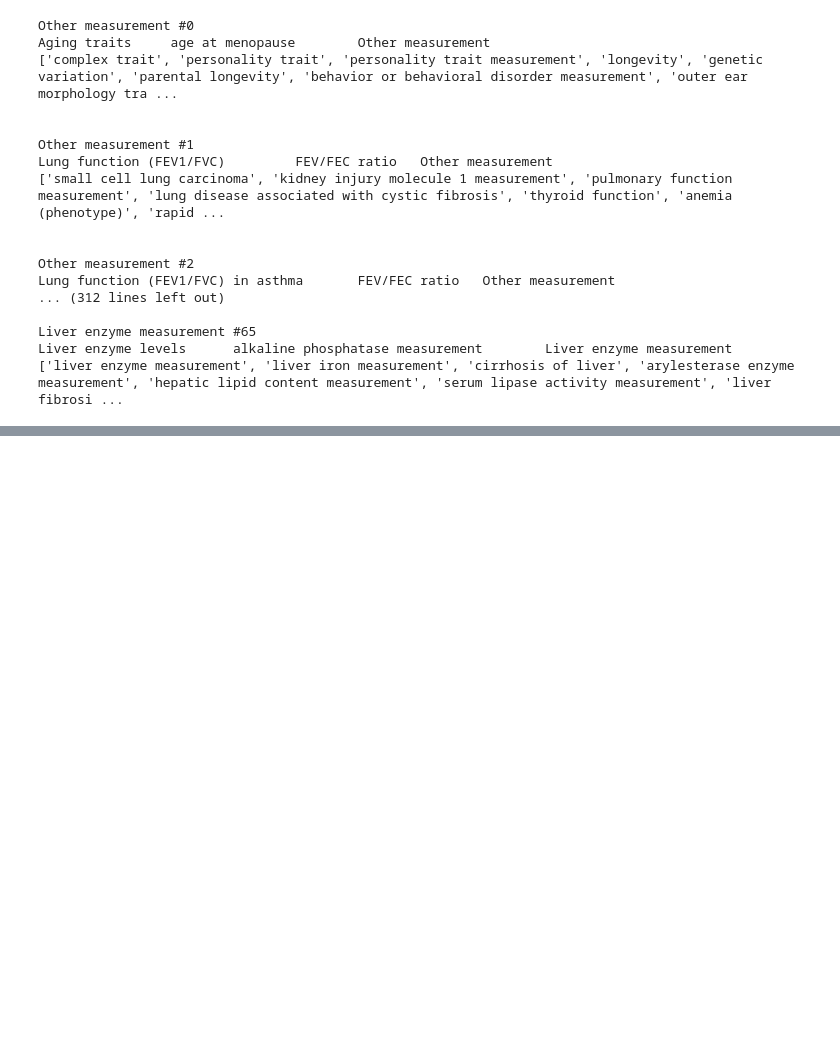
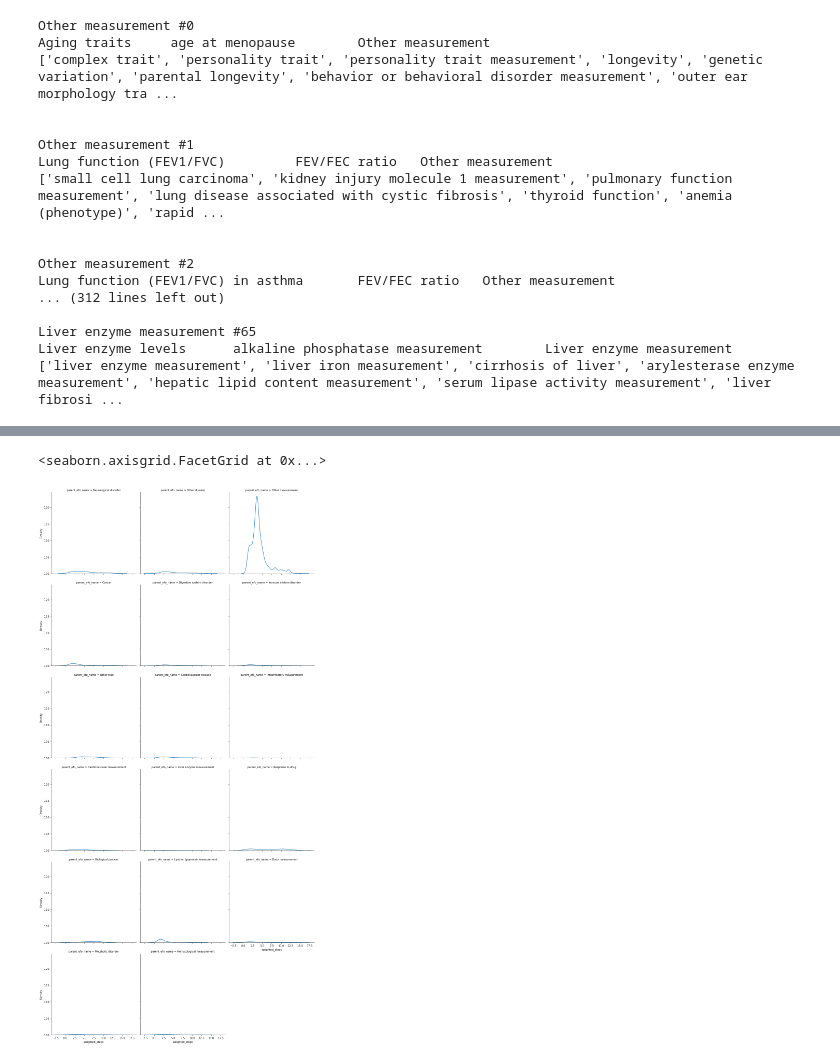
Before and after one commit to MRCIEU/epigraphdb_neural, a Jupyter notebook: processing/notebooks/benchmark-main.ipynb, the cells around one changed output, grey strips where cells are left out. Saved outputs shown, nothing was run; the diff lists cells and outputs as text; code cells hidden in the pictures; blank space fills up the shorter version.

```diff
--- a/processing/notebooks/benchmark-main.ipynb
+++ b/processing/notebooks/benchmark-main.ipynb
@@ -597,0 +625,2 @@ TODO
+# %%
+undirected_graph = efo_graph.to_undirected()
@@ -597,0 +712,34 @@ TODO
+# %%
+def calc_weighted_steps(row_data, undirected_graph, efo_nodes):
+    expected_efo_name = row_data["efo_name"]
+    if expected_efo_name not in efo_nodes:
+        return np.nan
+    top_matches = row_data["top_matches"]
+    top_steps = [
+        nx.shortest_path_length(undirected_graph, _, expected_efo_name)
+        for _ in top_matches
+        if _ in efo_nodes
+    ]
+    denom = np.sum(np.arange(1, len(top_steps) + 1))
+    weighted_steps = sum(
+        [((len(top_steps) - idx) / denom) * _ for idx, _ in enumerate(top_steps)]
+    )
+    return weighted_steps
+
+
+efo_nodes = list(undirected_graph.nodes)
+
+steps_df = gwas_to_efo.assign(
+    top_matches=lambda df: df["gwas_idx"].apply(
+        lambda x: get_top_matches(x, similarity_arr, efo_idx_df, efo_encodes, top_n=5)
+    )
+).assign(
+    weighted_steps=lambda df: df.apply(
+        func=lambda row_data: calc_weighted_steps(
+            row_data, undirected_graph=undirected_graph, efo_nodes=efo_nodes
+        ),
+        axis=1,
+    )
+)
+print(steps_df.info())
+steps_df.head()
@@ -597,0 +795,11 @@ TODO
+# %%
+sns.displot(
+    data=steps_df.dropna(subset=["weighted_steps"]),
+    x="weighted_steps",
+    col="parent_efo_name",
+    col_wrap=3,
+    kind="kde",
+)
+# %% [output]
+<seaborn.axisgrid.FacetGrid at 0x...>
+[figure, added]
```
Also changed, not shown: parts of 13 cells of this notebook.
